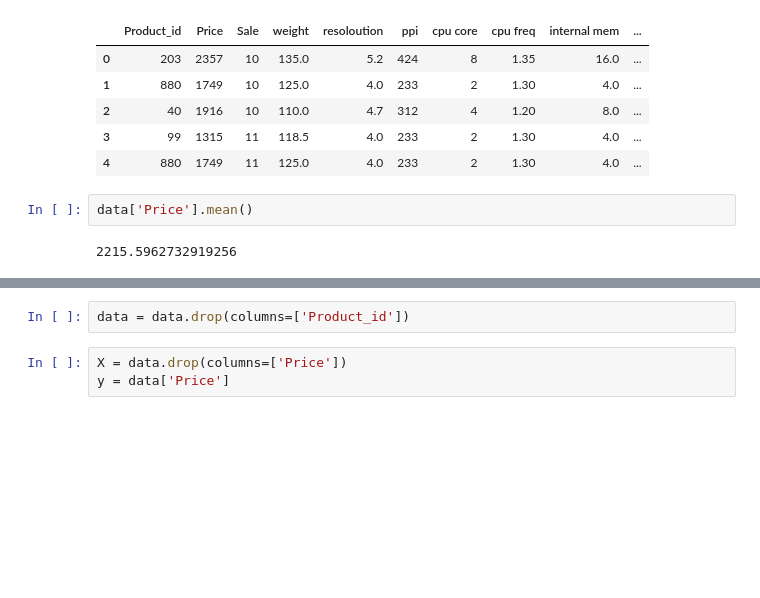
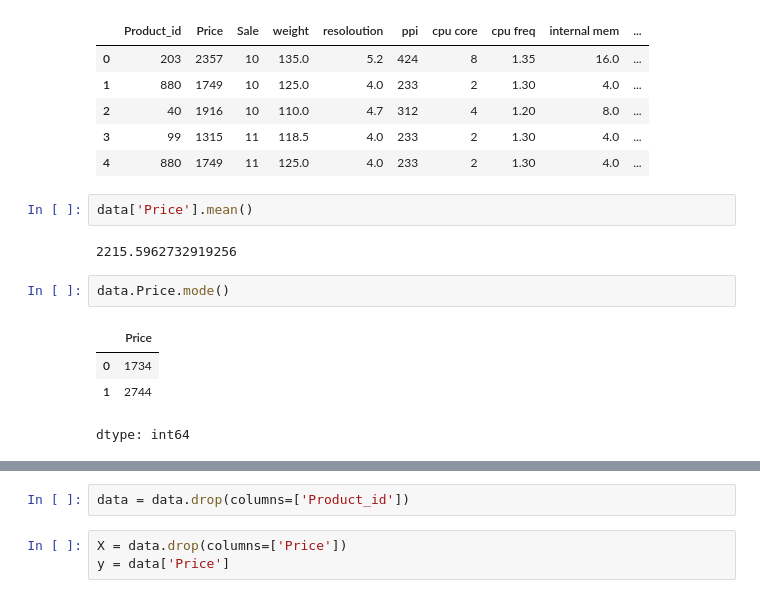
Before and after one commit to nchubuk/study_CL, a Jupyter notebook: ML/hw_02.ipynb, the cells around one changed output, grey strips where cells are left out. Saved outputs shown, nothing was run; the diff lists cells and outputs as text; blank space fills up the shorter version.

```diff
--- a/ML/hw_02.ipynb
+++ b/ML/hw_02.ipynb
@@ -20,6 +25,13 @@ data.head()
 data['Price'].mean()
 # %% [output]
 2215.5962732919256
+# %%
+data.Price.mode()
+# %% [output]
+|  | Price |
+| 0 | 1734 |
+| 1 | 2744 |
+dtype: int64
 # %%
 data.info()
 # %% [output]
```
Also changed, not shown: parts of 32 cells of this notebook.
